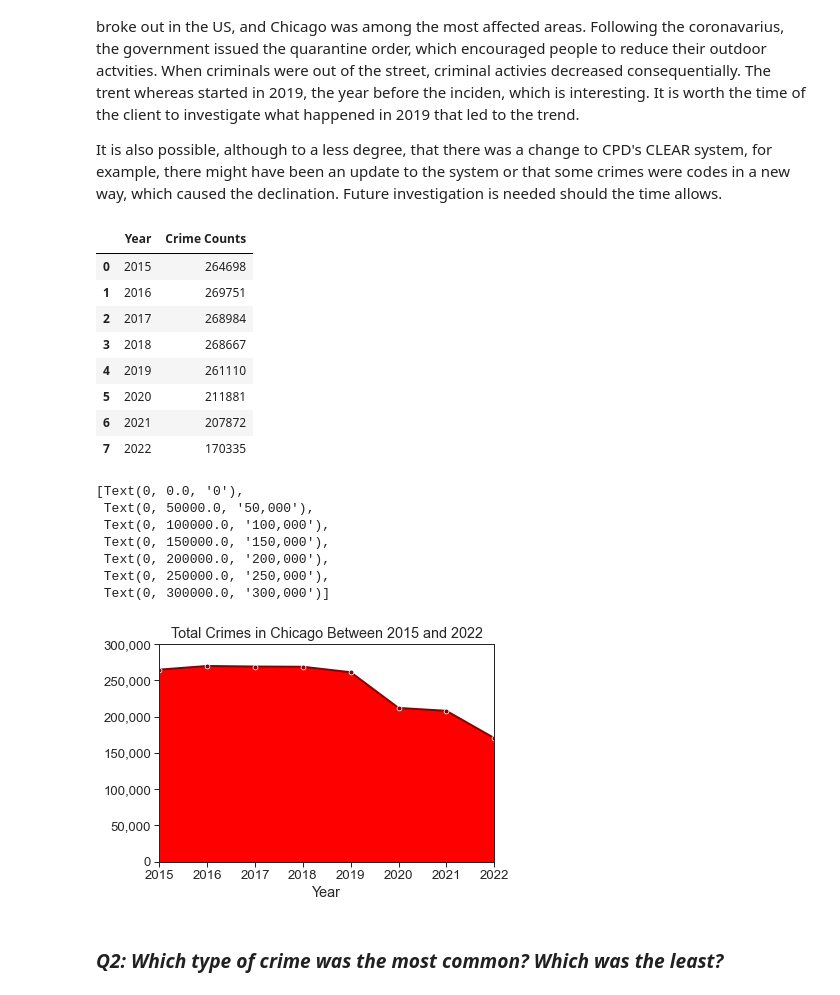
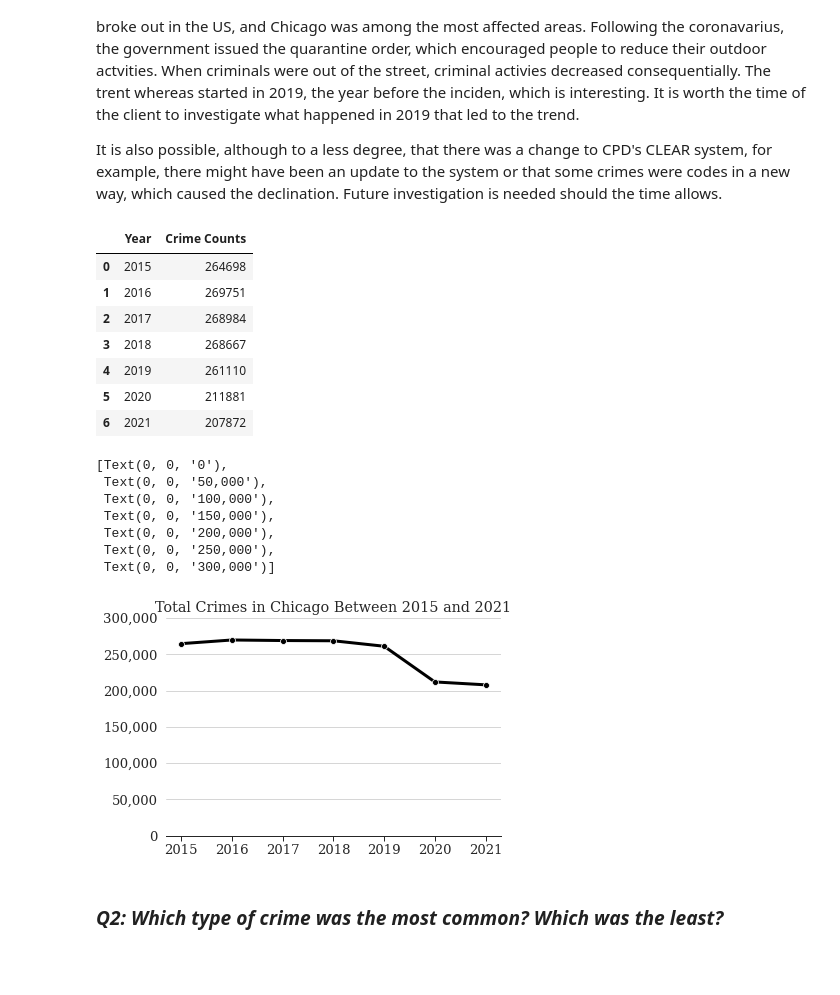
Before and after one commit to jcvincentliu/Analyzing-Racial-Disparities-in-Chicago-Police-Traffic-Stops, a Jupyter notebook: crime_cleaning.ipynb, the cells around one changed output. Cells and saved outputs as stored; diff of their text form; code cells hidden in the pictures; blank space fills up the shorter version.

```diff
--- a/crime_cleaning.ipynb
+++ b/crime_cleaning.ipynb
@@ -39,0 +79,5 @@ crimes = pd.read_csv("data/crimes_from_2015.csv")
+# %%
+district_pop = pd.read_csv(path+"2010population_by_district.csv")
+district_pop = district_pop.iloc[:,[0,1]]
+district_pop.columns = ["District", "2010_pop"]
+district_pop.head(5)
@@ -39,0 +97,3 @@ crimes = pd.read_csv("data/crimes_from_2015.csv")
+# %%
+crimes = crimes.merge(district_pop, on='District', how='left')
+crimes.head(5)
@@ -239,0 +337,6 @@ crime = pd.read_pickle("data/cleaned_crimes_from_2015.pkl")
+# %%
+import pickle
+
+with open(path + 'cleaned_crimes_from_2015.pkl', 'rb') as f:
+    crimes = pickle.load(f)
+crimes.head(5)
@@ -248,7 +358,7 @@ A few reasons might contribute to this explanation. First is that in 2020, the n
 
 It is also possible, although to a less degree, that there was a change to CPD's CLEAR system, for example, there might have been an update to the system or that some crimes were codes in a new way, which caused the declination. Future investigation is needed should the time allows.
 # %%
-count_by_year = crime.loc[:, "Year"].value_counts().sort_index(ascending=True).to_frame()
+count_by_year = crimes.loc[:, "Year"].value_counts().sort_index(ascending=True).to_frame().iloc[:-1,:]
 count_by_year = count_by_year.reset_index()
 count_by_year.columns = ["Year", "Crime Counts"]
 count_by_year
@@ -261,25 +371,33 @@ count_by_year
 | 4 | 2019 | 261110 |
 | 5 | 2020 | 211881 |
 | 6 | 2021 | 207872 |
-| 7 | 2022 | 170335 |
 # %%
 sns.set_context("paper", font_scale = 1.5)
 sns.set_style("ticks")
-p = sns.lineplot(x = "Year", y = "Crime Counts", data = count_by_year, marker = "o", color = "darkred", linewidth=2)
-p.set(xlim = [2015,2022], ylim = [0, 300000], title = "Total Crimes in Chicago Between 2015 and 2022")
-plt.stackplot("Year", "Crime Counts", data = count_by_year, color = "red")
-#plt.xlim([2015,2022])
+plt.rcParams["font.family"] = "serif"
+
+ax = sns.lineplot(x = "Year", y = "Crime Counts", data = count_by_year, marker = "o", color = "black", linewidth=3, markersize=6)
+ax.set(ylim = [0, 300000], title = "Total Crimes in Chicago Between 2015 and 2021")
+
 plt.ylabel("")
+plt.xlabel("")
+plt.grid(axis = 'y')
+
+ax.yaxis.set_ticks_position('none')
+ax.spines['top'].set_visible(False)
+ax.spines['right'].set_visible(False)
+ax.spines['left'].set_visible(False)
+
 plt.gca().set_yticklabels(['{:,.0f}'.format(x) for x in plt.gca().get_yticks()])
 # %% [output]
-[Text(0, 0.0, '0'),
- Text(0, 50000.0, '50,000'),
- Text(0, 100000.0, '100,000'),
- Text(0, 150000.0, '150,000'),
- Text(0, 200000.0, '200,000'),
- Text(0, 250000.0, '250,000'),
- Text(0, 300000.0, '300,000')]
+[Text(0, 0, '0'),
+ Text(0, 0, '50,000'),
+ Text(0, 0, '100,000'),
+ Text(0, 0, '150,000'),
+ Text(0, 0, '200,000'),
+ Text(0, 0, '250,000'),
+ Text(0, 0, '300,000')]
-[figure, old version]
+[figure, new version]
 # %% [markdown]
 ### *Q2: Which type of crime was the most common? Which was the least?*
 # %% [markdown]
```
Also changed, not shown: parts of 22 cells of this notebook.
